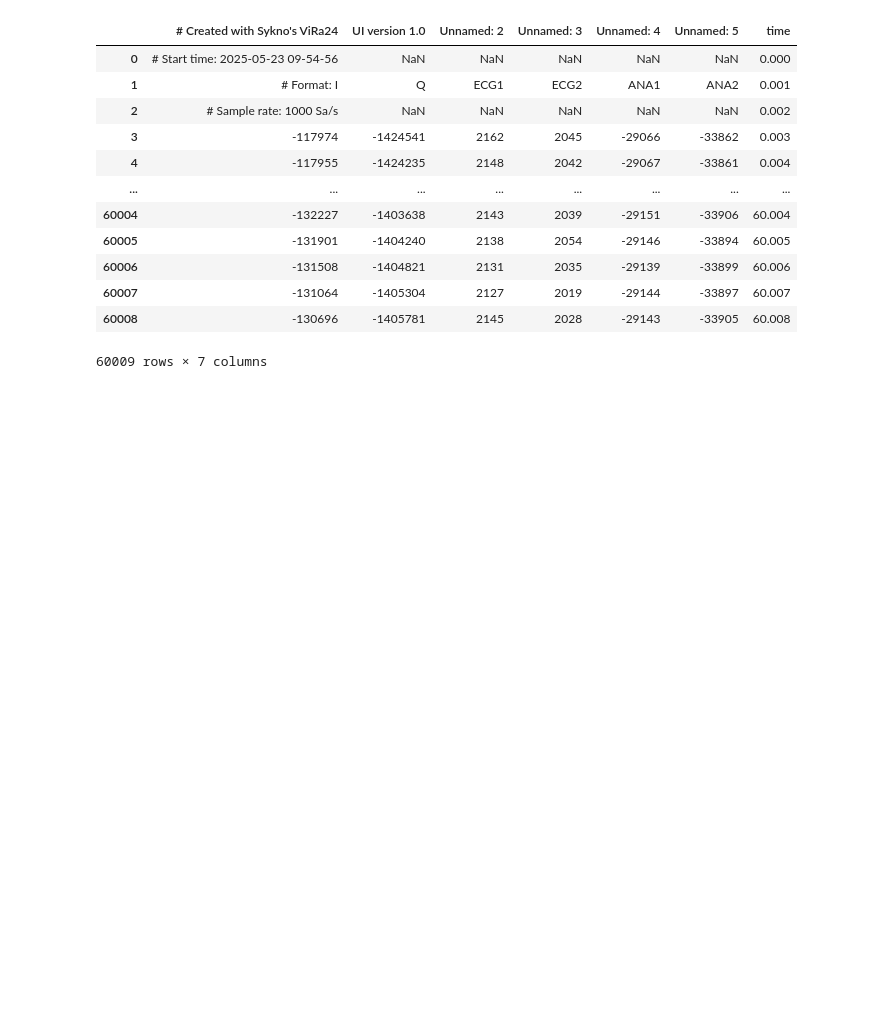
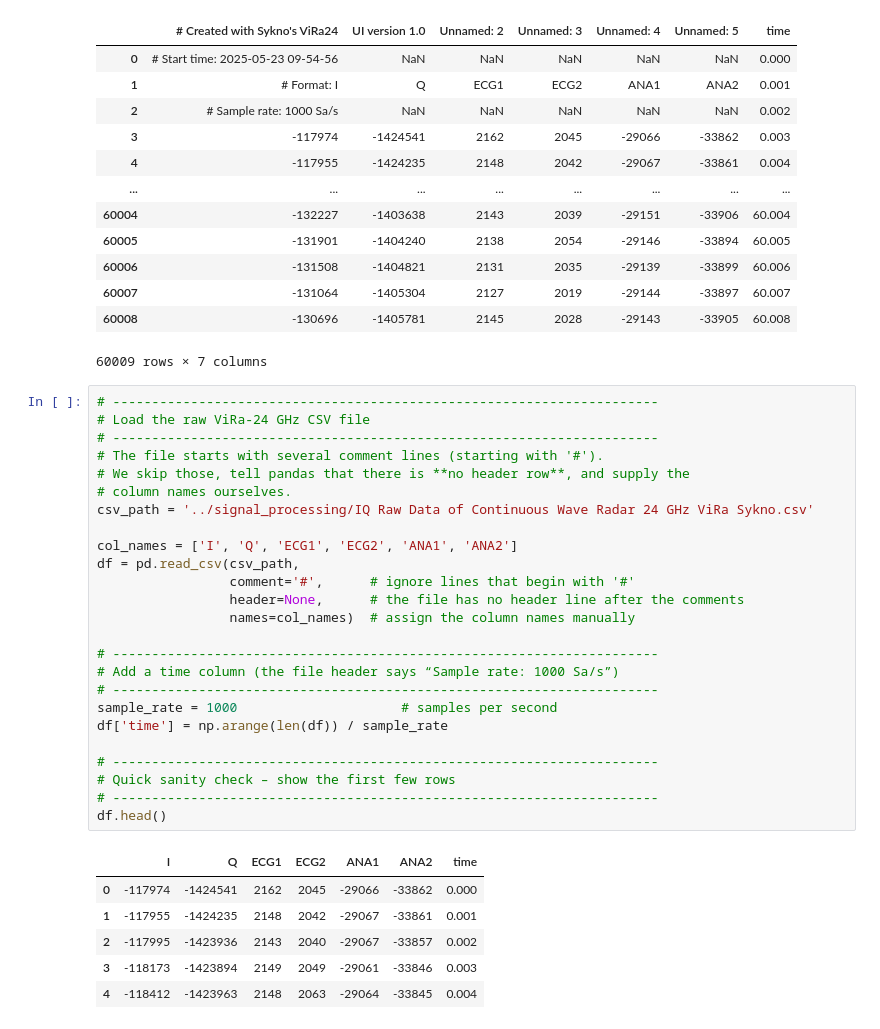
Before and after one commit to shovo896/RL_AAUB, a Jupyter notebook: signal_processing/class_5.ipynb, the cells around one changed output. Cells and saved outputs as stored; diff of their text form; blank space fills up the shorter version.

```diff
--- a/signal_processing/class_5.ipynb
+++ b/signal_processing/class_5.ipynb
@@ -78,6 +78,38 @@ df
 | 60007 | -131064 | -1405304 | 2127 | 2019 | -29144 | -33897 | 60.007 |
 | 60008 | -130696 | -1405781 | 2145 | 2028 | -29143 | -33905 | 60.008 |
 60009 rows × 7 columns
+# %%
+# ----------------------------------------------------------------------
+# Load the raw ViRa‑24 GHz CSV file
+# ----------------------------------------------------------------------
+# The file starts with several comment lines (starting with '#').
+# We skip those, tell pandas that there is **no header row**, and supply the
+# column names ourselves.
+csv_path = '../signal_processing/IQ Raw Data of Continuous Wave Radar 24 GHz ViRa Sykno.csv'
+
+col_names = ['I', 'Q', 'ECG1', 'ECG2', 'ANA1', 'ANA2']
+df = pd.read_csv(csv_path,
+                 comment='#',      # ignore lines that begin with '#'
+                 header=None,      # the file has no header line after the comments
+                 names=col_names)  # assign the column names manually
+
+# ----------------------------------------------------------------------
+# Add a time column (the file header says “Sample rate: 1000 Sa/s”)
+# ----------------------------------------------------------------------
+sample_rate = 1000                     # samples per second
+df['time'] = np.arange(len(df)) / sample_rate
+
+# ----------------------------------------------------------------------
+# Quick sanity check – show the first few rows
+# ----------------------------------------------------------------------
+df.head()
+# %% [output]
+|  | I | Q | ECG1 | ECG2 | ANA1 | ANA2 | time |
+| 0 | -117974 | -1424541 | 2162 | 2045 | -29066 | -33862 | 0.000 |
+| 1 | -117955 | -1424235 | 2148 | 2042 | -29067 | -33861 | 0.001 |
+| 2 | -117995 | -1423936 | 2143 | 2040 | -29067 | -33857 | 0.002 |
+| 3 | -118173 | -1423894 | 2149 | 2049 | -29061 | -33846 | 0.003 |
+| 4 | -118412 | -1423963 | 2148 | 2063 | -29064 | -33845 | 0.004 |
 # %%
 channels=['I', 'Q','ECG1','ECG2','ANA1', 'ANA2']
 # List of channel names
```
Also changed, not shown: parts of 2 cells of this notebook.
